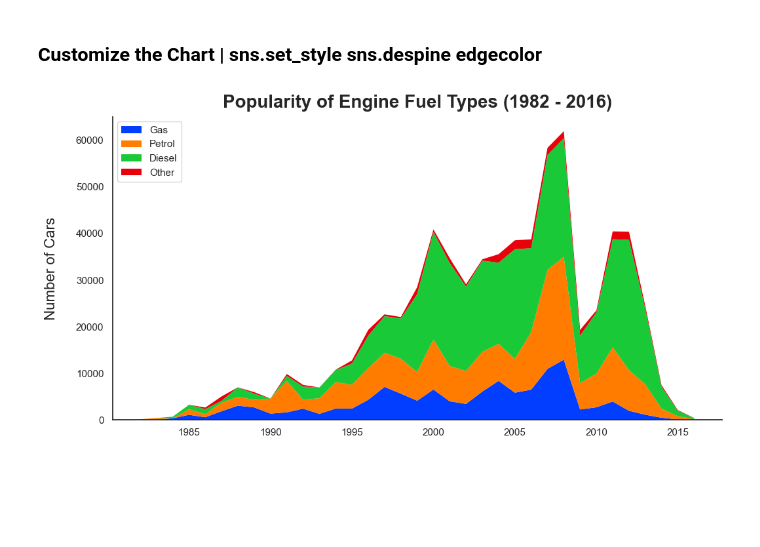
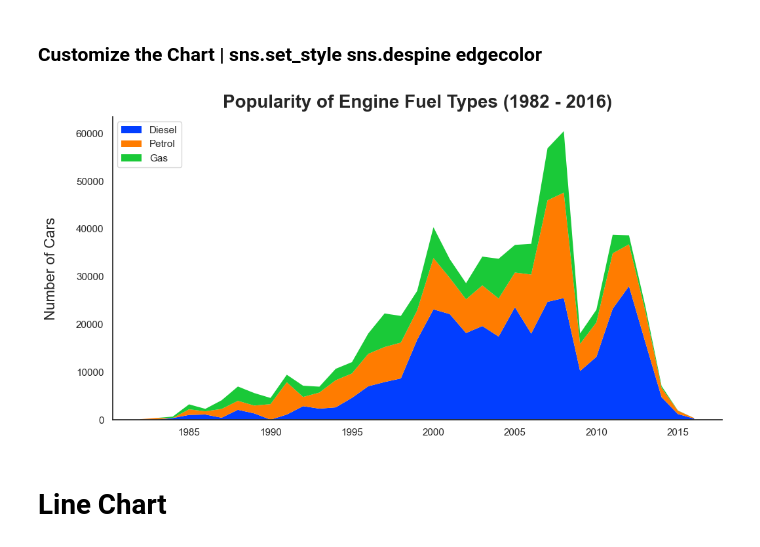
Before and after one commit to withraja/Data-Visualization-Tutorial, a Jupyter notebook: DataViz.ipynb, the cells around one changed output. Drawn from its saved outputs; the diff is of its cells as text; code cells hidden in the pictures; blank space fills up the shorter version.

```diff
--- a/DataViz.ipynb
+++ b/DataViz.ipynb
@@ -238,20 +235,21 @@ plt.show()
 # %%
 sns.set_style("white")                         # make the background white
 colors = sns.color_palette("bright")           # we are using seaborn color palette
-labels = ["Gas", "Petrol", "Diesel", "Other"]  # using a label for the legend, but it must be sequential according to the order of the variables used in the stackplot
+labels = ["Diesel", "Petrol", "Gas", "Other"]  # using a label for the legend, but it must be sequential according to the order of the variables used in the stackplot
 plt.figure(figsize=(12,6))
 plt.stackplot(df_fuel_engine_type["Year"],
+              df_fuel_engine_type["Diesel"],
+              df_fuel_engine_type["Petrol"],
               df_fuel_engine_type["Gas"],
-              df_fuel_engine_type["Petrol"],
-              df_fuel_engine_type["Diesel"],
-              df_fuel_engine_type["Other"],
               colors = colors,
               edgecolor = "none")               # removing white edgecolor from the graph
 plt.legend(labels = labels,                     # using labels as legend
            loc = "upper left")                  # specify the position of the legend so that it is in the upper left corner
 plt.ylabel("Number of Cars", fontsize = 16, labelpad = 20)
 plt.title("Popularity of Engine Fuel Types (1982 - 2016)", fontsize = 20, weight = "bold", pad = 10)
 sns.despine()                                   # to remove borders from a Seaborn plot
 plt.show()
 # %% [output]
-[figure, old version]
+[figure, new version]
+# %% [markdown]
+# **Line** Chart
```
Also changed, not shown: parts of 27 cells of this notebook, 4 other files.
